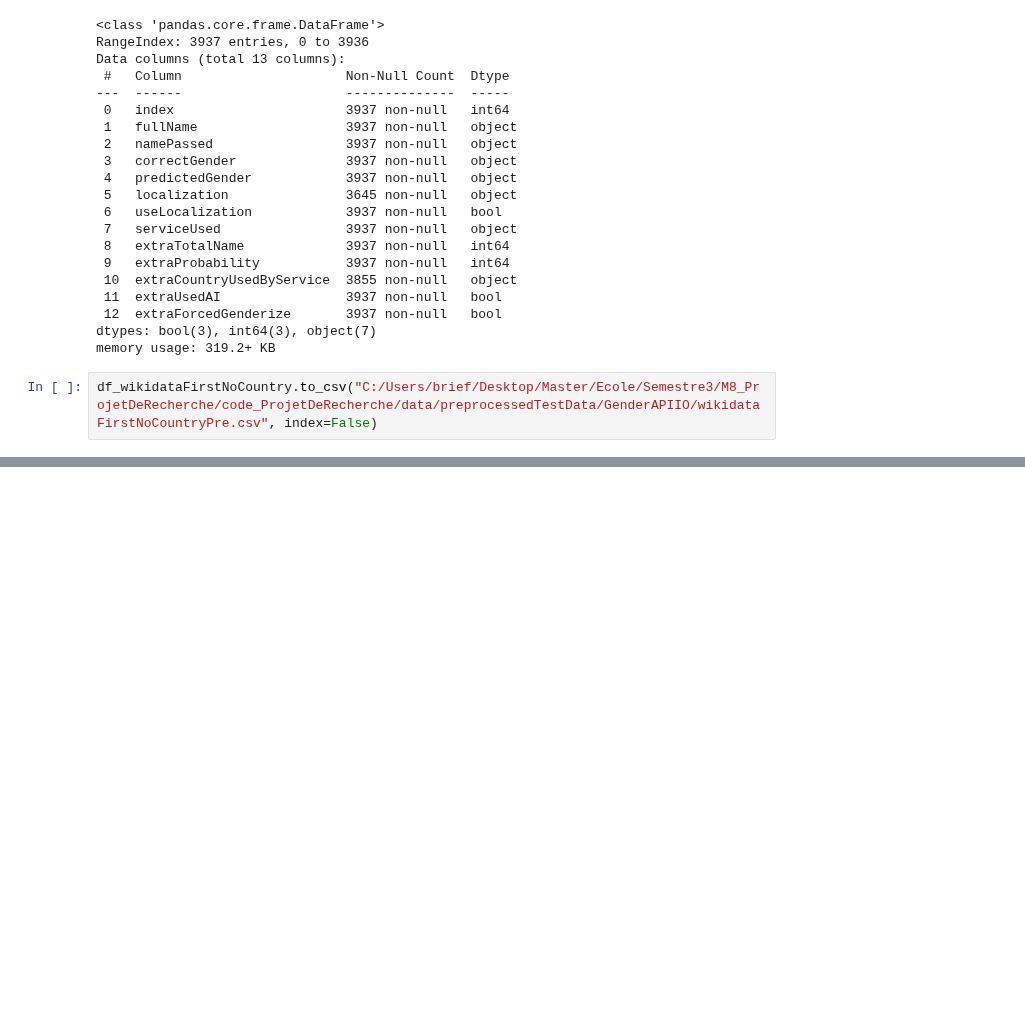
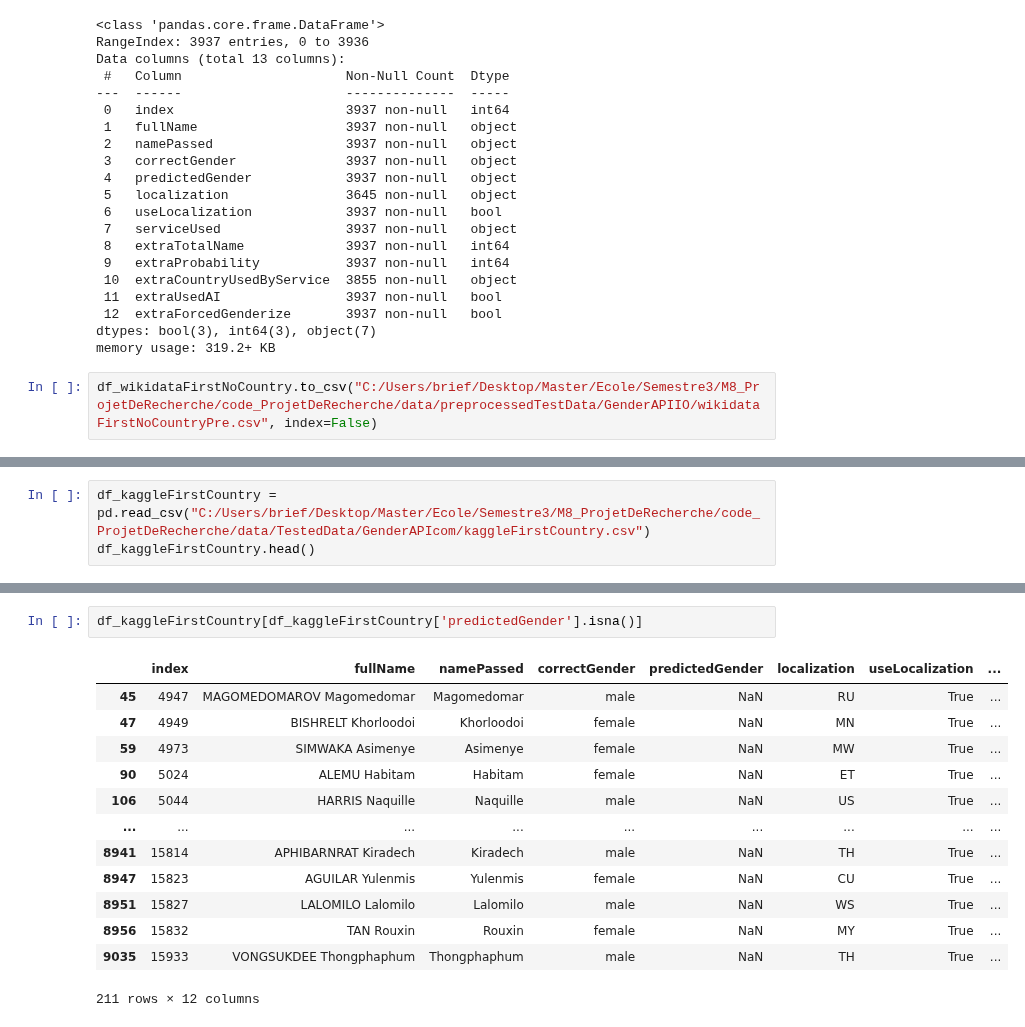
Before and after one commit to Briefgarde/name2genderresearch, a Jupyter notebook: notebooks/preprocessing/preprocessingTestData.ipynb, the cells around one changed output, grey strips where cells are left out. Drawn from its saved outputs; the diff is of its cells as text; blank space fills up the shorter version.

Commit message:
preprocessed Test data for GenderAPI.com wikidata all and kaggle country

```diff
--- a/notebooks/preprocessing/preprocessingTestData.ipynb
+++ b/notebooks/preprocessing/preprocessingTestData.ipynb
@@ -421,0 +426,3 @@ df_wikidataFirstNoCountry.to_csv("C:/Users/brief/Desktop/Master/Ecole/Semestre3/
+# %%
+df_kaggleFirstCountry = pd.read_csv("C:/Users/brief/Desktop/Master/Ecole/Semestre3/M8_ProjetDeRecherche/code_ProjetDeRecherche/data/TestedData/GenderAPIcom/kaggleFirstCountry.csv")
+df_kaggleFirstCountry.head()
@@ -421,0 +470,16 @@ df_wikidataFirstNoCountry.to_csv("C:/Users/brief/Desktop/Master/Ecole/Semestre3/
+# %%
+df_kaggleFirstCountry[df_kaggleFirstCountry['predictedGender'].isna()]
+# %% [output]
+|  | index | fullName | namePassed | correctGender | predictedGender | localization | useLocalization | ... |
+| 45 | 4947 | MAGOMEDOMAROV Magomedomar | Magomedomar | male | NaN | RU | True | ... |
+| 47 | 4949 | BISHRELT Khorloodoi | Khorloodoi | female | NaN | MN | True | ... |
+| 59 | 4973 | SIMWAKA Asimenye | Asimenye | female | NaN | MW | True | ... |
+| 90 | 5024 | ALEMU Habitam | Habitam | female | NaN | ET | True | ... |
+| 106 | 5044 | HARRIS Naquille | Naquille | male | NaN | US | True | ... |
+| ... | ... | ... | ... | ... | ... | ... | ... | ... |
+| 8941 | 15814 | APHIBARNRAT Kiradech | Kiradech | male | NaN | TH | True | ... |
+| 8947 | 15823 | AGUILAR Yulenmis | Yulenmis | female | NaN | CU | True | ... |
+| 8951 | 15827 | LALOMILO Lalomilo | Lalomilo | male | NaN | WS | True | ... |
+| 8956 | 15832 | TAN Rouxin | Rouxin | female | NaN | MY | True | ... |
+| 9035 | 15933 | VONGSUKDEE Thongphaphum | Thongphaphum | male | NaN | TH | True | ... |
+211 rows × 12 columns
```
Also changed, not shown: parts of 23 cells of this notebook, 3 other files.
